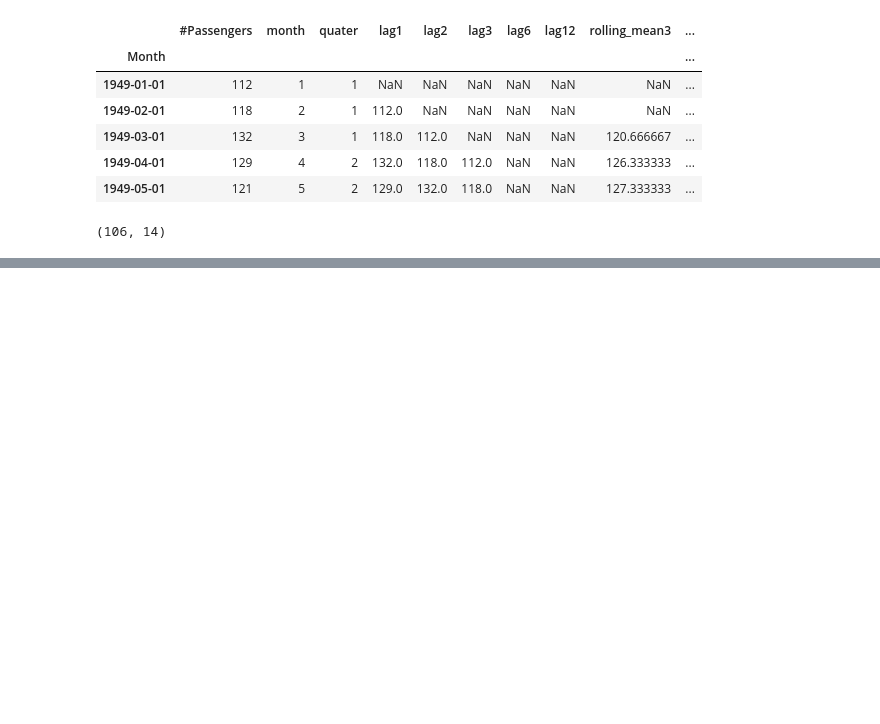
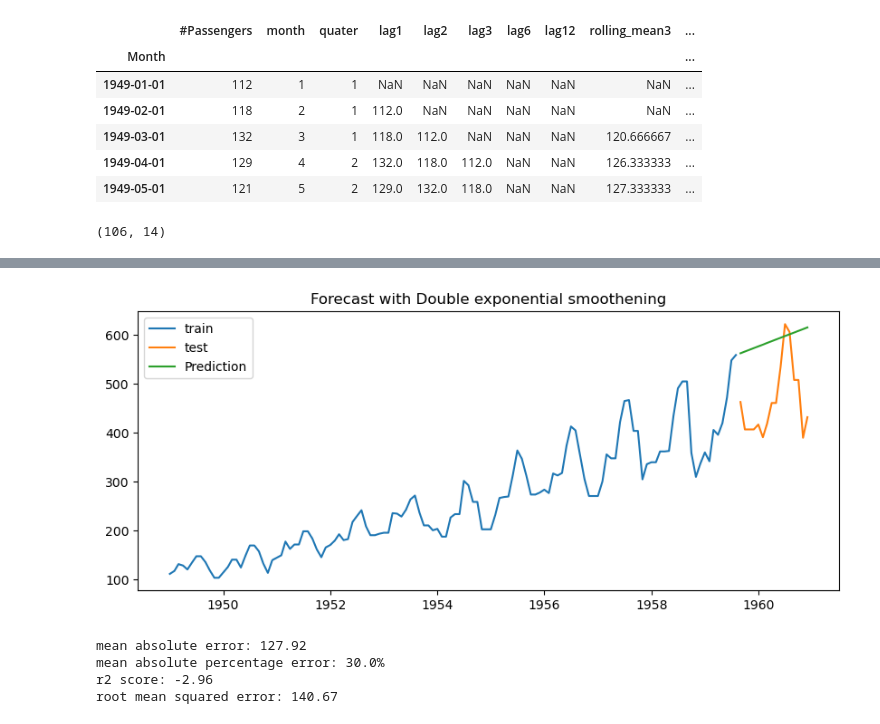
Before and after one commit to iamblack08/Air-passenger-prediction, a Jupyter notebook: exponential_smoothening.ipynb, the cells around one changed output, grey strips where cells are left out. Cells and saved outputs as stored; diff of their text form; code cells hidden in the pictures; blank space fills up the shorter version.

```diff
--- a/exponential_smoothening.ipynb
+++ b/exponential_smoothening.ipynb
@@ -74,0 +82,9 @@ root mean squared error: 116.89
+# %%
+#  Double model
+
+double_smoothening= ExponentialSmoothing(train['#Passengers'].ffill(),
+                                         seasonal=None,
+                                         trend='add',
+                                         ).fit()
+# %%
+double_pred= double_smoothening.forecast(len(test))
@@ -74,0 +111,8 @@ root mean squared error: 116.89
+# %%
+model_evaluator(train['#Passengers'].ffill(),test['#Passengers'].ffill(),double_pred, 'Double exponential smoothening')
+# %% [output]
+[figure, added]
+mean absolute error: 127.92
+mean absolute percentage error: 30.0%
+r2 score: -2.96
+root mean squared error: 140.67
```
Also changed, not shown: parts of 12 cells of this notebook.
